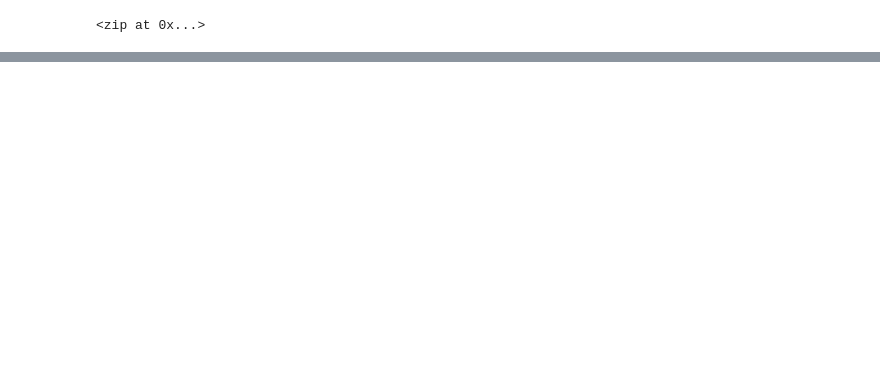
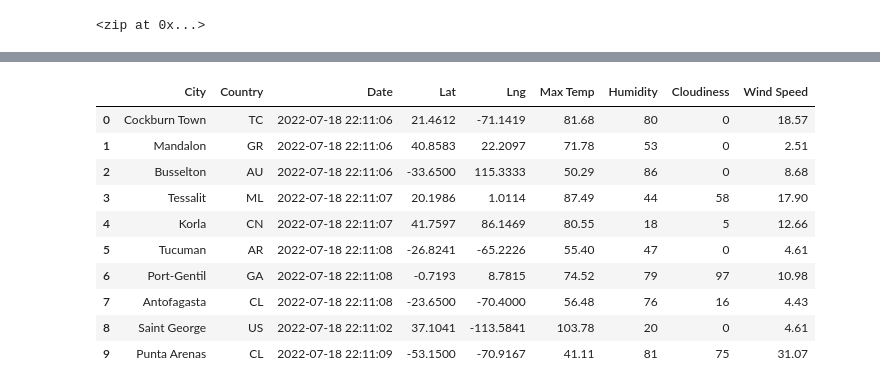
Before and after one commit to stacybeauregard/World_Weather_Analysis, a Jupyter notebook: WeatherPy.ipynb, the cells around one changed output, grey strips where cells are left out. Saved outputs shown, nothing was run; the diff lists cells and outputs as text; code cells hidden in the pictures; blank space fills up the shorter version.

```diff
--- a/WeatherPy.ipynb
+++ b/WeatherPy.ipynb
@@ -32,0 +155,14 @@ len(cities)
+# %%
+city_data_df.head(10)
+# %% [output]
+|  | City | Country | Date | Lat | Lng | Max Temp | Humidity | Cloudiness | Wind Speed |
+| 0 | Cockburn Town | TC | 2022-07-18 22:11:06 | 21.4612 | -71.1419 | 81.68 | 80 | 0 | 18.57 |
+| 1 | Mandalon | GR | 2022-07-18 22:11:06 | 40.8583 | 22.2097 | 71.78 | 53 | 0 | 2.51 |
+| 2 | Busselton | AU | 2022-07-18 22:11:06 | -33.6500 | 115.3333 | 50.29 | 86 | 0 | 8.68 |
+| 3 | Tessalit | ML | 2022-07-18 22:11:07 | 20.1986 | 1.0114 | 87.49 | 44 | 58 | 17.90 |
+| 4 | Korla | CN | 2022-07-18 22:11:07 | 41.7597 | 86.1469 | 80.55 | 18 | 5 | 12.66 |
+| 5 | Tucuman | AR | 2022-07-18 22:11:08 | -26.8241 | -65.2226 | 55.40 | 47 | 0 | 4.61 |
+| 6 | Port-Gentil | GA | 2022-07-18 22:11:08 | -0.7193 | 8.7815 | 74.52 | 79 | 97 | 10.98 |
+| 7 | Antofagasta | CL | 2022-07-18 22:11:08 | -23.6500 | -70.4000 | 56.48 | 76 | 16 | 4.43 |
+| 8 | Saint George | US | 2022-07-18 22:11:02 | 37.1041 | -113.5841 | 103.78 | 20 | 0 | 4.61 |
+| 9 | Punta Arenas | CL | 2022-07-18 22:11:09 | -53.1500 | -70.9167 | 41.11 | 81 | 75 | 31.07 |
```
Also changed, not shown: parts of 9 cells of this notebook, 3 other files.
